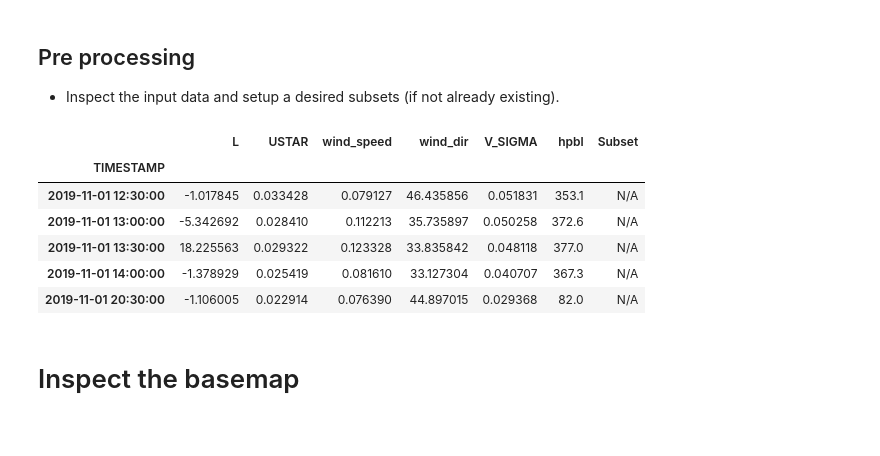
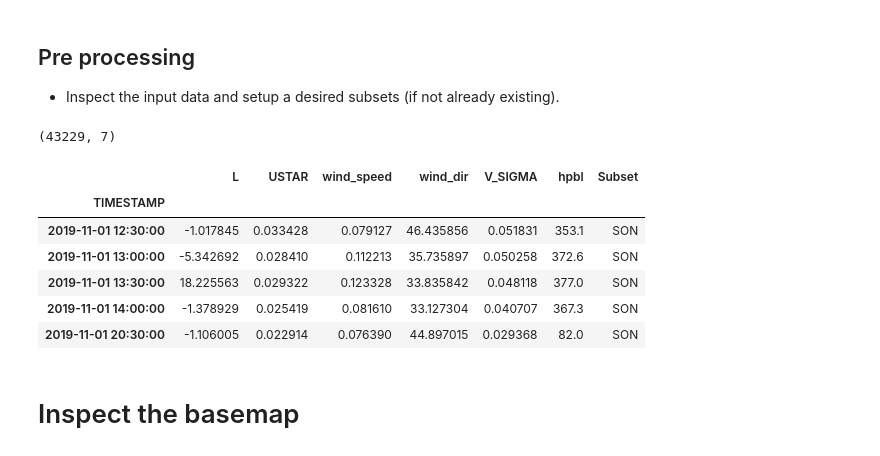
Before and after one commit to CANFLUX/FFP_Overlay, a Jupyter notebook: Footprint_Intersections.ipynb, the cells around one changed output. Cells and saved outputs as stored; diff of their text form; code cells hidden in the pictures.

```diff
--- a/Footprint_Intersections.ipynb
+++ b/Footprint_Intersections.ipynb
@@ -176,29 +176,41 @@ displacement_height:0.67
 # %%
 # Read the input data
 df = pd.read_csv(input_data,parse_dates=['TIMESTAMP'],index_col='TIMESTAMP')
 
 # Specify optional subset intervals.  For example
-# If I wanted to see the FFP each year on my Birthday at the BB site, i could:
+# If I wanted to see the FFP each "Season" over the 2021-2022
 
 # Subsets with the name 'N/A' will be excluded from calculations
 df['Subset'] = 'N/A'
-# Loop by year, giving each subset a distinct name
-for y in range(2015,2024):
-    df.loc[((df.index.month==6)&(df.index.day==21)&(df.index.year==y)),'Subset']=f'Bday_{y}'
+
+# Define season by month
+Season = {"DJF":[12,1,2],
+          "MAM":[3,4,5],
+          "JJA":[6,7,8],
+          "SON":[0,10,11],
+          }
+
+# Select each season within the desired range of years
+for s,months in Season.items():
+    df.loc[((df.index.year-2021.5<=1)&(df.index.month.isin(months))),'Subset']=f'{s}'
+
 
 # Save the input data to the expected location
 df.to_csv('FFP_Inputs/FFP_Run.csv')
 
+print(df.loc[df['Subset']!='N/A'].dropna().shape)
+
 # Preview the input data
-df.dropna().head()
+df.loc[df['Subset']!='N/A'].dropna().head()
 # %% [output]
+(43229, 7)
 |  | L | USTAR | wind_speed | wind_dir | V_SIGMA | hpbl | Subset |
 | TIMESTAMP |  |  |  |  |  |  |  |
-| 2019-11-01 12:30:00 | -1.017845 | 0.033428 | 0.079127 | 46.435856 | 0.051831 | 353.1 | N/A |
-| 2019-11-01 13:00:00 | -5.342692 | 0.028410 | 0.112213 | 35.735897 | 0.050258 | 372.6 | N/A |
-| 2019-11-01 13:30:00 | 18.225563 | 0.029322 | 0.123328 | 33.835842 | 0.048118 | 377.0 | N/A |
-| 2019-11-01 14:00:00 | -1.378929 | 0.025419 | 0.081610 | 33.127304 | 0.040707 | 367.3 | N/A |
-| 2019-11-01 20:30:00 | -1.106005 | 0.022914 | 0.076390 | 44.897015 | 0.029368 | 82.0 | N/A |
+| 2019-11-01 12:30:00 | -1.017845 | 0.033428 | 0.079127 | 46.435856 | 0.051831 | 353.1 | SON |
+| 2019-11-01 13:00:00 | -5.342692 | 0.028410 | 0.112213 | 35.735897 | 0.050258 | 372.6 | SON |
+| 2019-11-01 13:30:00 | 18.225563 | 0.029322 | 0.123328 | 33.835842 | 0.048118 | 377.0 | SON |
+| 2019-11-01 14:00:00 | -1.378929 | 0.025419 | 0.081610 | 33.127304 | 0.040707 | 367.3 | SON |
+| 2019-11-01 20:30:00 | -1.106005 | 0.022914 | 0.076390 | 44.897015 | 0.029368 | 82.0 | SON |
 # %% [markdown]
 # Inspect the basemap
 # %%
```
Also changed, not shown: parts of 7 cells of this notebook, 16 other files.
